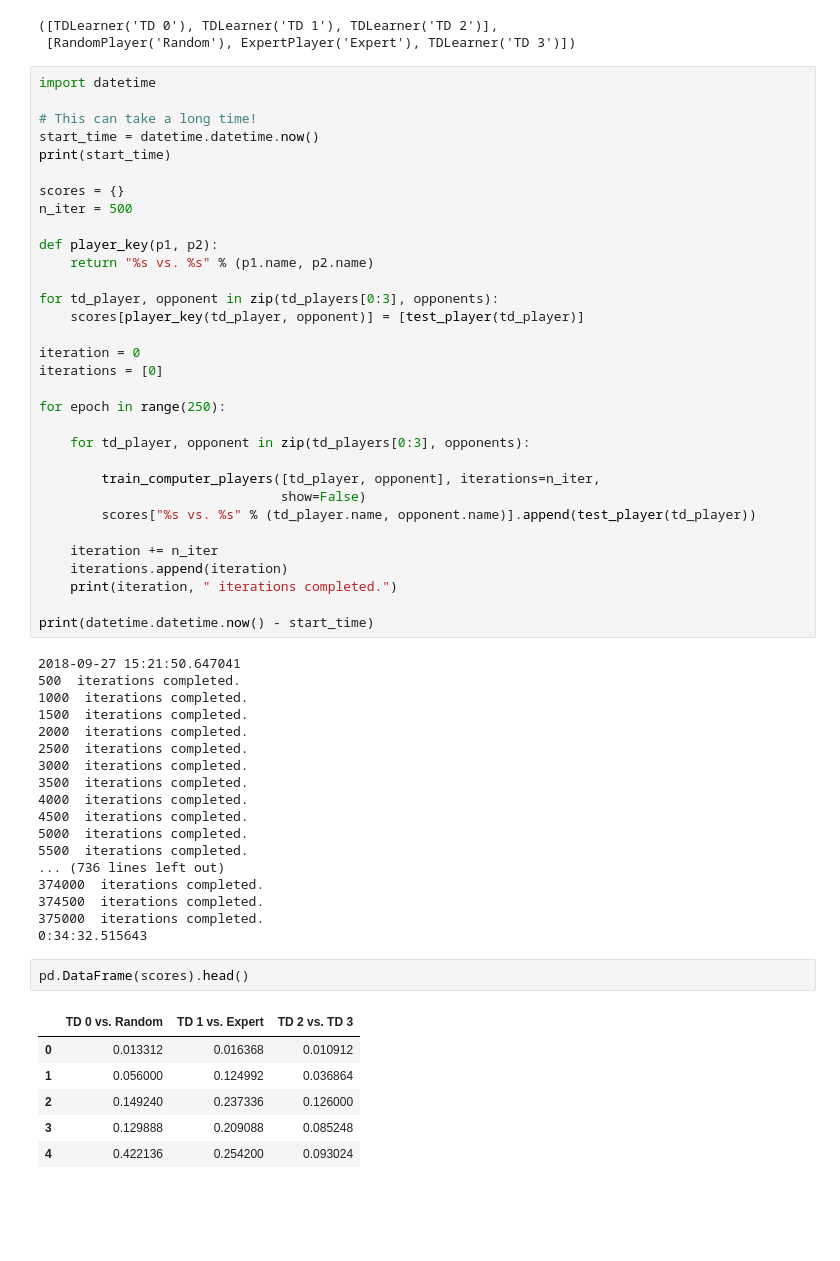
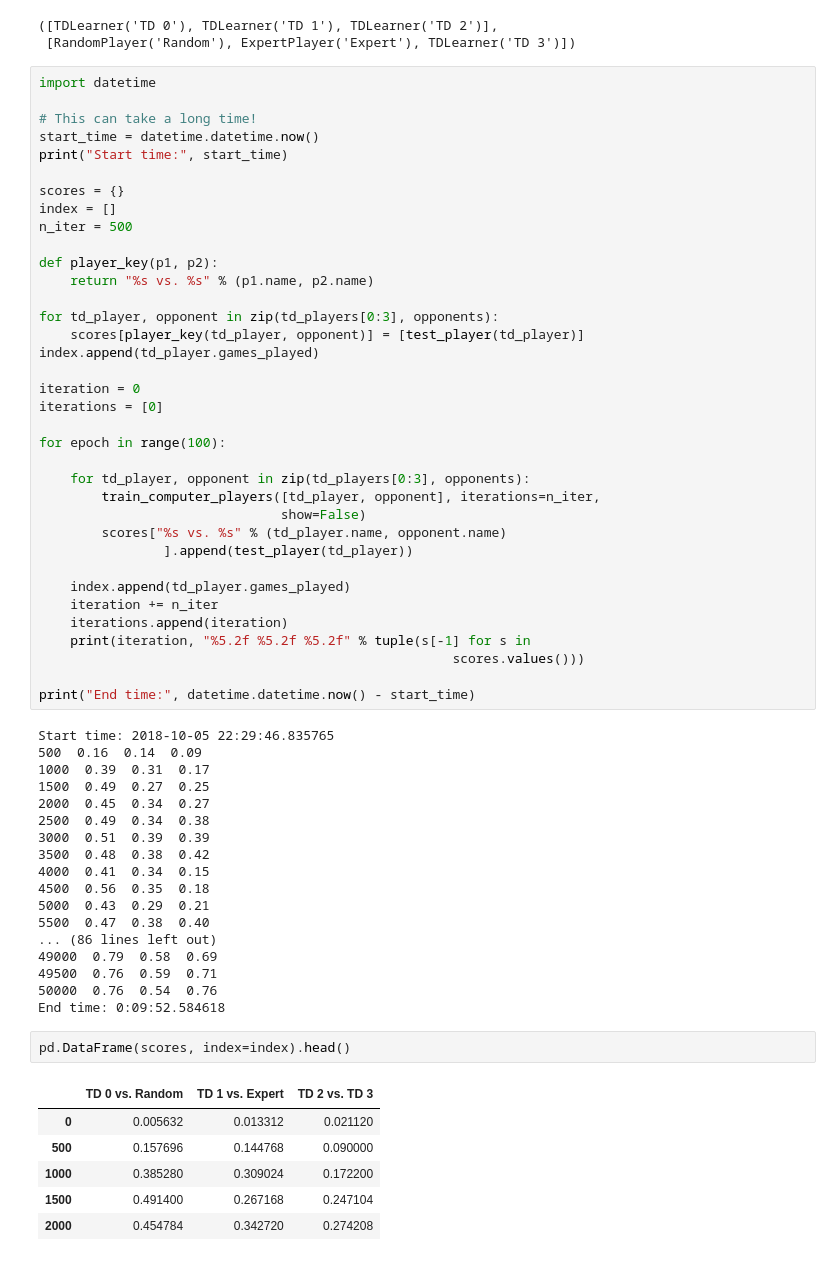
Before and after one commit to billtubbs/game-learner, a Jupyter notebook: Tic Tac Toe Game_Noughts and Crosses.ipynb, the cells around one changed output. Saved outputs shown, nothing was run; the diff lists cells and outputs as text; blank space fills up the shorter version.

```diff
--- a/Tic Tac Toe Game_Noughts and Crosses.ipynb
+++ b/Tic Tac Toe Game_Noughts and Crosses.ipynb
@@ -391,9 +396,10 @@ import datetime
 
 # This can take a long time!
 start_time = datetime.datetime.now()
-print(start_time)
+print("Start time:", start_time)
 
 scores = {}
+index = []
 n_iter = 500
 
 def player_key(p1, p2):
@@ -401,49 +407,52 @@ def player_key(p1, p2):
 
 for td_player, opponent in zip(td_players[0:3], opponents):
     scores[player_key(td_player, opponent)] = [test_player(td_player)]
+index.append(td_player.games_played)
 
 iteration = 0
 iterations = [0]
 
-for epoch in range(250):
+for epoch in range(100):
 
     for td_player, opponent in zip(td_players[0:3], opponents):
-
         train_computer_players([td_player, opponent], iterations=n_iter,
                                show=False)
-        scores["%s vs. %s" % (td_player.name, opponent.name)].append(test_player(td_player))
+        scores["%s vs. %s" % (td_player.name, opponent.name)
+                ].append(test_player(td_player))
 
+    index.append(td_player.games_played)
     iteration += n_iter
     iterations.append(iteration)
-    print(iteration, " iterations completed.")
+    print(iteration, "%5.2f %5.2f %5.2f" % tuple(s[-1] for s in
+                                                     scores.values()))
 
-print(datetime.datetime.now() - start_time)
+print("End time:", datetime.datetime.now() - start_time)
 # %% [output]
-2018-09-27 15:21:50.647041
-500  iterations completed.
-1000  iterations completed.
-1500  iterations completed.
-2000  iterations completed.
-2500  iterations completed.
-3000  iterations completed.
-3500  iterations completed.
-4000  iterations completed.
-4500  iterations completed.
-5000  iterations completed.
-5500  iterations completed.
-... (736 lines left out)
-374000  iterations completed.
-374500  iterations completed.
-375000  iterations completed.
-0:34:32.515643
+Start time: 2018-10-05 22:29:46.835765
+500  0.16  0.14  0.09
+1000  0.39  0.31  0.17
+1500  0.49  0.27  0.25
+2000  0.45  0.34  0.27
+2500  0.49  0.34  0.38
+3000  0.51  0.39  0.39
+3500  0.48  0.38  0.42
+4000  0.41  0.34  0.15
+4500  0.56  0.35  0.18
+5000  0.43  0.29  0.21
+5500  0.47  0.38  0.40
+... (86 lines left out)
+49000  0.79  0.58  0.69
+49500  0.76  0.59  0.71
+50000  0.76  0.54  0.76
+End time: 0:09:52.584618
 # %%
-pd.DataFrame(scores).head()
+pd.DataFrame(scores, index=index).head()
 # %% [output]
 |  | TD 0 vs. Random | TD 1 vs. Expert | TD 2 vs. TD 3 |
-| 0 | 0.013312 | 0.016368 | 0.010912 |
-| 1 | 0.056000 | 0.124992 | 0.036864 |
-| 2 | 0.149240 | 0.237336 | 0.126000 |
-| 3 | 0.129888 | 0.209088 | 0.085248 |
-| 4 | 0.422136 | 0.254200 | 0.093024 |
+| 0 | 0.005632 | 0.013312 | 0.021120 |
+| 500 | 0.157696 | 0.144768 | 0.090000 |
+| 1000 | 0.385280 | 0.309024 | 0.172200 |
+| 1500 | 0.491400 | 0.267168 | 0.247104 |
+| 2000 | 0.454784 | 0.342720 | 0.274208 |
 # %%
 pd.DataFrame(scores, index=iterations).plot()
```
Also changed, not shown: parts of 16 cells of this notebook, 2 other files.
